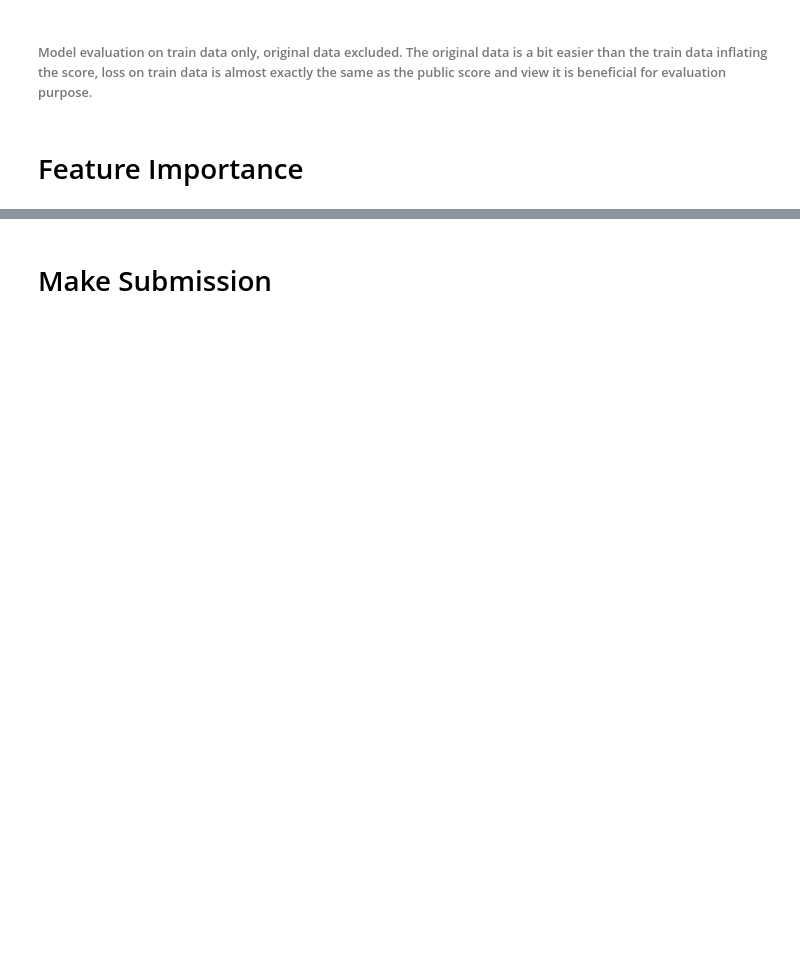
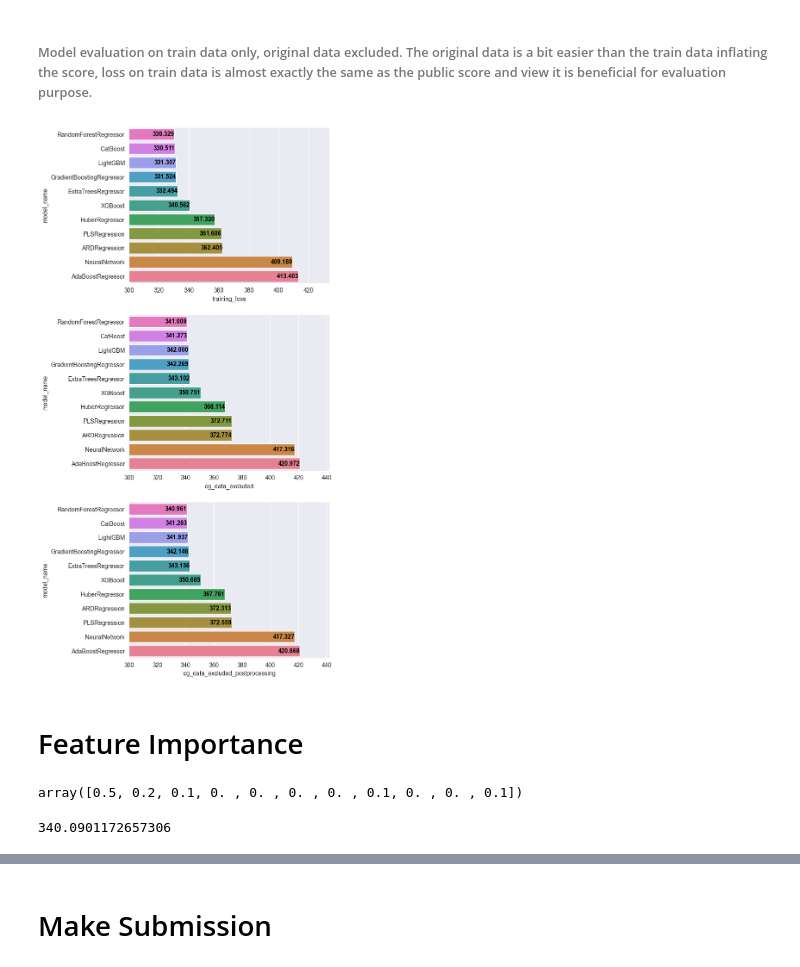
Before and after one commit to mnokno/WildBlueberryYieldPrediction, a Jupyter notebook: WildBlueberryYieldPrediction/src/WildBlueberryYieldPrediction.ipynb, the cells around one changed output, grey strips where cells are left out. Drawn from its saved outputs; the diff is of its cells as text; code cells hidden in the pictures; blank space fills up the shorter version.

```diff
--- a/WildBlueberryYieldPrediction/src/WildBlueberryYieldPrediction.ipynb
+++ b/WildBlueberryYieldPrediction/src/WildBlueberryYieldPrediction.ipynb
@@ -398,8 +398,8 @@ best_param = {
     'AdaBoostRegressor': {'n_estimators': 500, 'loss': 'exponential', 'learning_rate': 0.01},
     'ARDRegression': {'threshold_lambda': 0.001, 'n_iter': 250, 'lambda_2': 1e-06, 'lambda_1': 0.0001, 'fit_intercept': True, 'copy_X': False, 'alpha_2': 1e-05, 'alpha_1': 1e-05},
     'PLSRegression': {'scale': True, 'n_components': 7, 'max_iter': 500},
-    'RandomForestRegressor': {'n_estimators': 500, 'min_samples_split': 5, 'min_samples_leaf': 10, 'max_features': 'log2', 'max_depth': 13, 'criterion': 'absolute_error', 'bootstrap': True},
-    'ExtraTreesRegressor': {'n_estimators': 50, 'min_samples_split': 20, 'min_samples_leaf': 5, 'max_features': None, 'max_depth': 13, 'criterion': 'absolute_error', 'bootstrap': True}
+    'RandomForestRegressor': {'n_estimators': 100, 'min_samples_split': 5, 'min_samples_leaf': 10, 'max_features': 'log2', 'max_depth': 13, 'criterion': 'absolute_error', 'bootstrap': True},
+    'ExtraTreesRegressor': {'n_estimators': 100, 'min_samples_split': 20, 'min_samples_leaf': 5, 'max_features': None, 'max_depth': 13, 'criterion': 'absolute_error', 'bootstrap': True}
 }
 # %%
 def search_model(model_name: str, budget: int) -> None:
@@ -791,0 +794,24 @@ def get_loss(pipelines, eval_sets_idx, use_postprocessing_trick=False):
+# %%
+performance_data = {'model_name': [], 'training_loss': [], 'og_data_excluded': [], 'og_data_excluded_postprocessing': []}
+def get_loss(pipelines, eval_sets_idx, use_postprocessing_trick=False):
+    losses = []
+
+    for pipeline, eval_set in zip(pipelines, eval_sets_idx):
+        dev = df_train.iloc[eval_set[eval_set < 15281]]
+        X_dev = dev.drop('yield', axis=1)
+        y_dev = dev['yield']
+        prediction = pipeline.predict(X_dev)
+
+        if use_postprocessing_trick:
+            prediction = post_processing_trick(prediction)
+        loss = mean_absolute_error(y_dev, prediction)
+        losses.append(loss)
+
+    return np.array(losses).mean()
+
+for model_name in models:
+    performance_data['model_name'].append(model_name)
+    performance_data['training_loss'].append(np.array(train_results[f'{model_name}_losses']).mean())
+    performance_data['og_data_excluded'].append(get_loss(train_results[f'{model_name}_pipelines'], train_results[f'{model_name}_eval_sets']))
+    performance_data['og_data_excluded_postprocessing'].append(get_loss(train_results[f'{model_name}_pipelines'], train_results[f'{model_name}_eval_sets'], use_postprocessing_trick=True))
+performance_data = pd.DataFrame(performance_data)
@@ -791,0 +843,17 @@ def get_loss(pipelines, eval_sets_idx, use_postprocessing_trick=False):
+# %%
+loss_eval_types: list[str] = ['training_loss', 'og_data_excluded', 'og_data_excluded_postprocessing']
+fig, axes = plt.subplots(nrows=len(loss_eval_types), ncols=1, figsize=(6, 16))
+axes = axes.flatten()
+
+palette = sns.color_palette("husl", n_colors=len(performance_data))
+palette_reversed = palette[::-1]
+
+for ax_index, loss_eval_type in enumerate(loss_eval_types):
+    performance_data.sort_values(loss_eval_type, ascending=True, inplace=True)
+    sns.barplot(x=loss_eval_type, y='model_name', data=performance_data, ax=axes[ax_index], palette=palette_reversed)
+    for i, v in enumerate(performance_data[loss_eval_type]):
+        axes[ax_index].text(v - 0.03, i, '{:.3f}'.format(v), color='black', fontweight='bold', ha='right', va='center')
+    axes[ax_index].set_xlim([300, None])
+plt.show()
+# %% [output]
+[figure, added]
@@ -792,2 +862,6 @@ def get_loss(pipelines, eval_sets_idx, use_postprocessing_trick=False):
 # %% [markdown]
 # Feature Importance
+# %%
+model_weights = np.array([0.5, 0.2, 0.1, 0, 0, 0, 0, 0.1, 0, 0, 0.1])
+# %% [output]
+array([0.5, 0.2, 0.1, 0. , 0. , 0. , 0. , 0.1, 0. , 0. , 0.1])
@@ -793,0 +877,4 @@ def get_loss(pipelines, eval_sets_idx, use_postprocessing_trick=False):
+# %%
+eval_assembly_on_validation(model_weights)
+# %% [output]
+340.0901172657306
```
Also changed, not shown: parts of 18 cells of this notebook, 1 other file.
